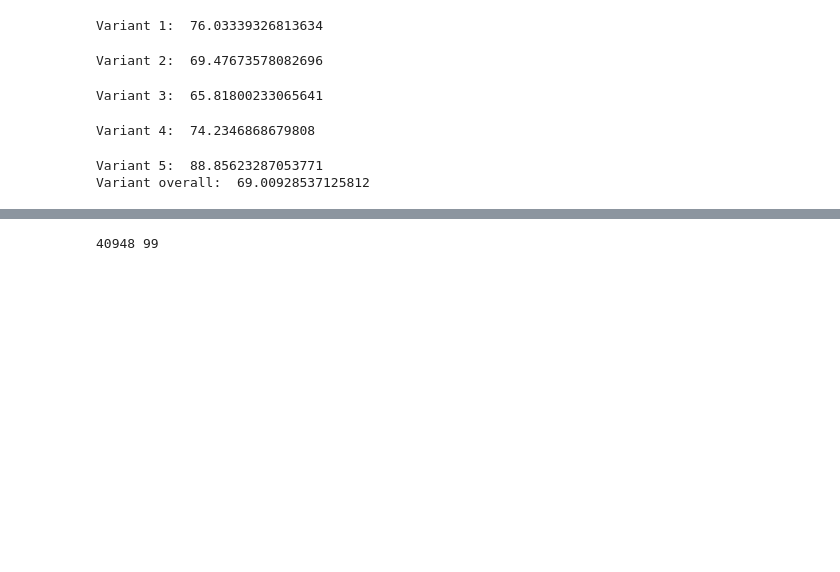
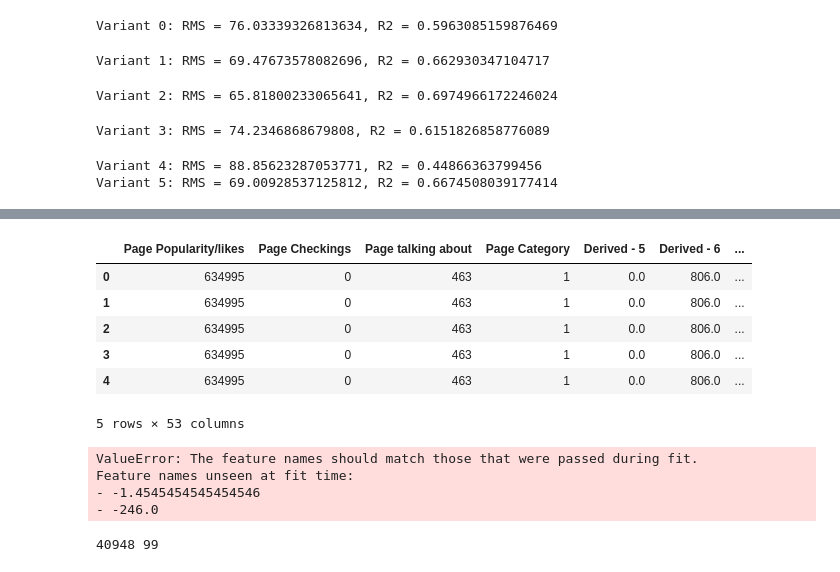
Before and after one commit to AlexCawl/DataAnalysis-lab-1, a Jupyter notebook: exploring.ipynb, the cells around one changed output, grey strips where cells are left out. Drawn from its saved outputs; the diff is of its cells as text; code cells hidden in the pictures; blank space fills up the shorter version.

```diff
--- a/exploring.ipynb
+++ b/exploring.ipynb
@@ -73,14 +71,19 @@ for i in range(6):
     lin_reg.fit(X_train_list[i], y_train_list[i])
 
     rms = sqrt(mean_squared_error(y_test, lin_reg.predict(X_test)))
-    if i == 5:
-        print("Variant overall: ", rms)
-    else:
-        print("Variant {0}: ".format(i + 1), rms)
+    print(f"Variant {i}: RMS = {rms}, R2 = {lin_reg.score(X_test, y_test)}")
 # %% [output]
-Variant 1:  76.03339326813634
+Variant 0: RMS = 76.03339326813634, R2 = 0.5963085159876469
-Variant 2:  69.47673578082696
+Variant 1: RMS = 69.47673578082696, R2 = 0.662930347104717
-Variant 3:  65.81800233065641
+Variant 2: RMS = 65.81800233065641, R2 = 0.6974966172246024
-Variant 4:  74.2346868679808
+Variant 3: RMS = 74.2346868679808, R2 = 0.6151826858776089
-Variant 5:  88.85623287053771
-Variant overall:  69.00928537125812
+Variant 4: RMS = 88.85623287053771, R2 = 0.44866363799456
+Variant 5: RMS = 69.00928537125812, R2 = 0.6674508039177414
+# %%
+from labs.lab_3.util.constants import TRAIN_FILES, TEST_FILES
+from labs.lab_3.util.loader import load_atomic_dataframe
+from labs.lab_3.util.AtomicDataframe import AtomicDataframe
+
+atomic_dataframe: AtomicDataframe = load_atomic_dataframe(PATH_TRAIN, TRAIN_FILES, PATH_TEST, TEST_FILES)
+atomic_dataframe.train.head()
+# %% [output]
@@ -87,3 +106,20 @@ Variant overall:  69.00928537125812
+|  | Page Popularity/likes | Page Checkings | Page talking about | Page Category | Derived - 5 | Derived - 6 | ... |
+| 0 | 634995 | 0 | 463 | 1 | 0.0 | 806.0 | ... |
+| 1 | 634995 | 0 | 463 | 1 | 0.0 | 806.0 | ... |
+| 2 | 634995 | 0 | 463 | 1 | 0.0 | 806.0 | ... |
+| 3 | 634995 | 0 | 463 | 1 | 0.0 | 806.0 | ... |
+| 4 | 634995 | 0 | 463 | 1 | 0.0 | 806.0 | ... |
+5 rows × 53 columns
+# %%
+regressor = LinearRegression(fit_intercept=False)
+regressor.fit(atomic_dataframe.train, atomic_dataframe.train_target)
+rms = sqrt(mean_squared_error(atomic_dataframe.test_target, regressor.predict(atomic_dataframe.test)))
+print(f"Variant ATOMIC: RMS = {rms}, R2 = {lin_reg.score(X_test, y_test)}")
+# %% [output]
+ValueError: The feature names should match those that were passed during fit.
+Feature names unseen at fit time:
+- -1.4545454545454546
+- -246.0
 # %%
 from labs.lab_3.util.constants import VARIABLE_NAMES
 import pandas as pd
```
Also changed, not shown: parts of 5 cells of this notebook, 8 other files.
